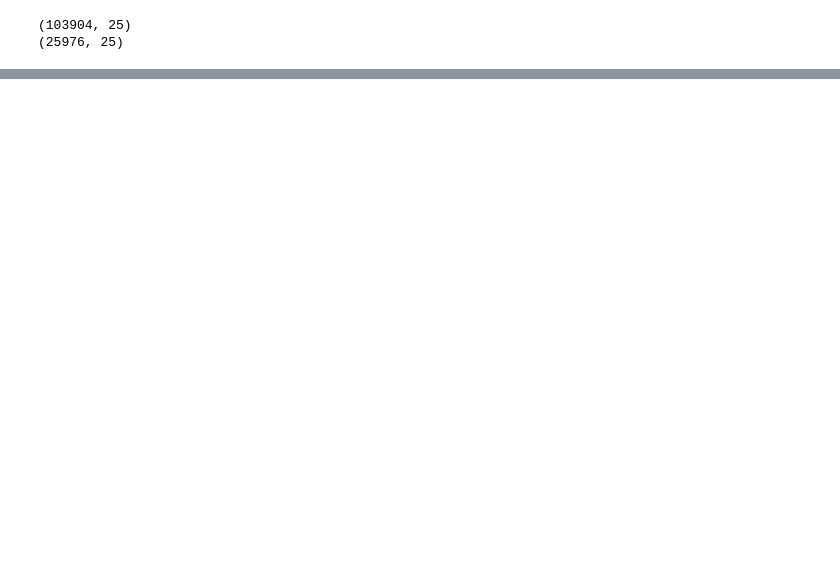
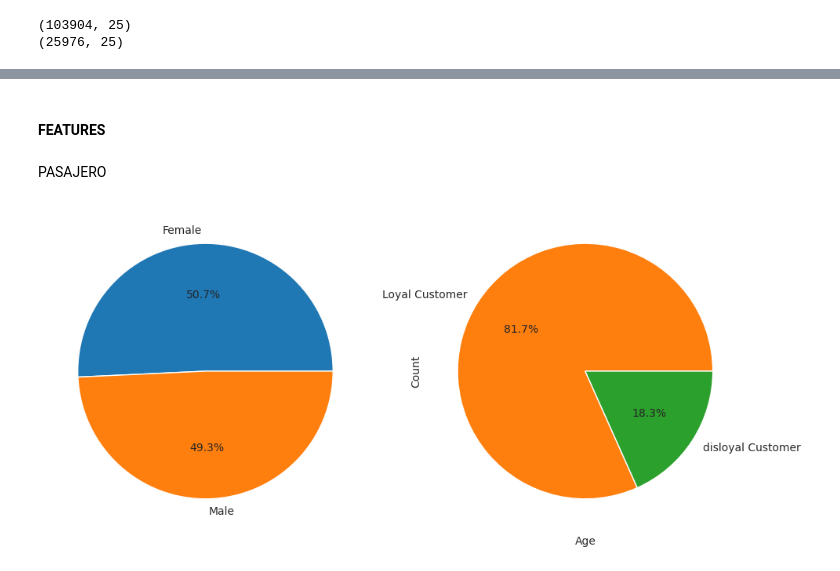
Before and after one commit to vasconcelosfer/dayaAnlisysTP, a Jupyter notebook: TP_FINAL_AD.ipynb, the cells around one changed output, grey strips where cells are left out. Drawn from its saved outputs; the diff is of its cells as text; code cells hidden in the pictures; blank space fills up the shorter version.

```diff
--- a/TP_FINAL_AD.ipynb
+++ b/TP_FINAL_AD.ipynb
@@ -39,0 +151,15 @@ df_total.drop(columns='Unnamed: 0', inplace=True)
+# %% [markdown]
+#### FEATURES
+# %% [markdown]
+PASAJERO
+# %%
+fig1, (ax1, ax2) = plt.subplots(1, 2 , figsize=(10, 5))
+ax1.pie(df_air.Gender.value_counts(), labels=df_air.Gender.unique(), autopct='%1.1f%%')
+# sns.pie(data=df_air.Gender, ax=ax1)
+
+ax2.pie(df_air['Customer Type'].value_counts(), labels=df_air['Customer Type'].unique(), autopct='%1.1f%%')
+# sns.pie(data=df_air['Customer Type'], ax=ax3)
+plt.tight_layout()
+plt.show()
+# %% [output]
+[figure, added]
```
Also changed, not shown: parts of 14 cells of this notebook.
